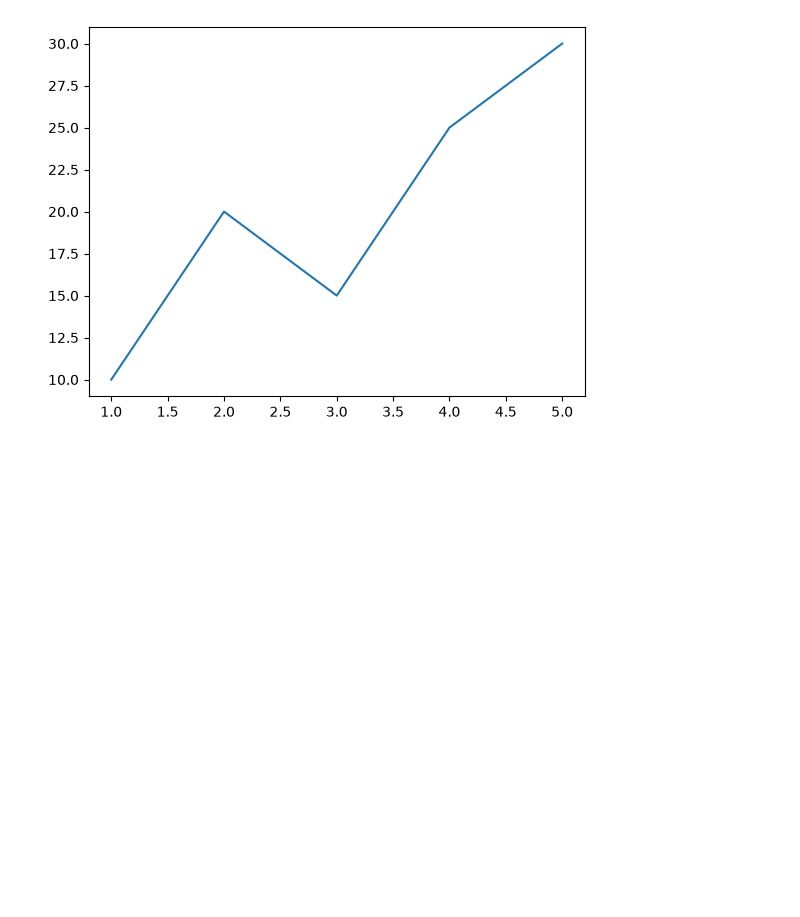
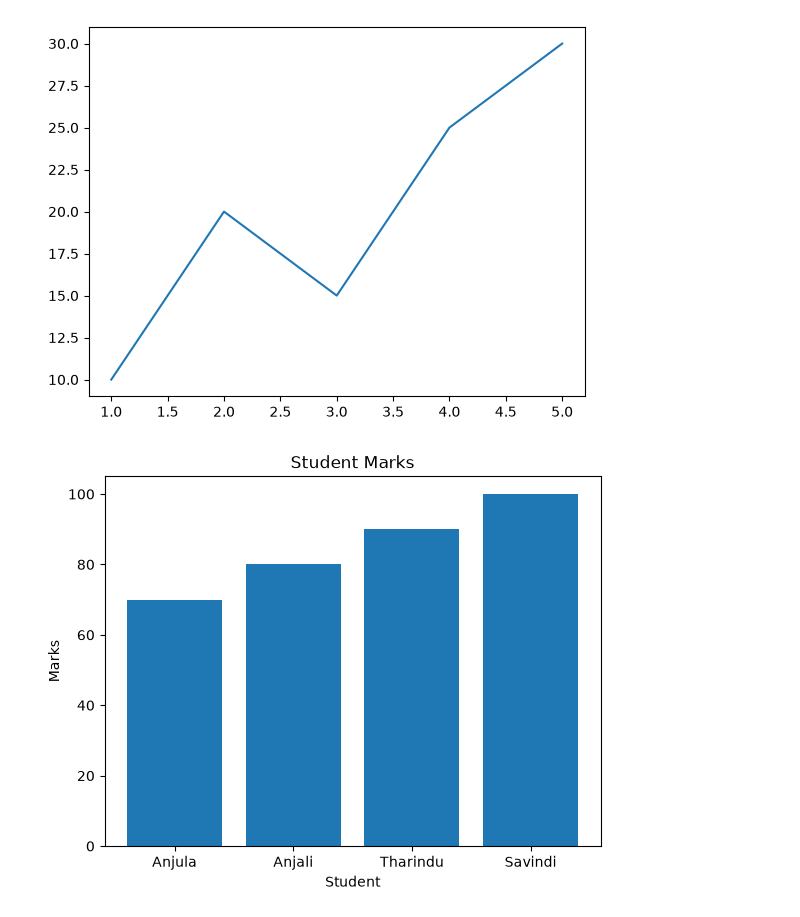
Before and after one commit to Anjula2001/study-research-agent, a Jupyter notebook: 03-Matplotlib/matplotlib_basics.ipynb, the cells around one changed output. Cells and saved outputs as stored; diff of their text form; code cells hidden in the pictures; blank space fills up the shorter version.

Commit message:
line,bar charts

```diff
--- a/03-Matplotlib/matplotlib_basics.ipynb
+++ b/03-Matplotlib/matplotlib_basics.ipynb
@@ -8,3 +8,14 @@ plt.plot(X,Y)
 plt.show()
 # %% [output]
 [figure]
+# %%
+students = ["Anjula", "Anjali", "Tharindu", "Savindi"]
+marks = [70, 80, 90, 100]
+
+plt.bar(students,marks)
+plt.xlabel("Student")
+plt.ylabel("Marks")
+plt.title("Student Marks")
+plt.show()
+# %% [output]
+[figure, added]
```
